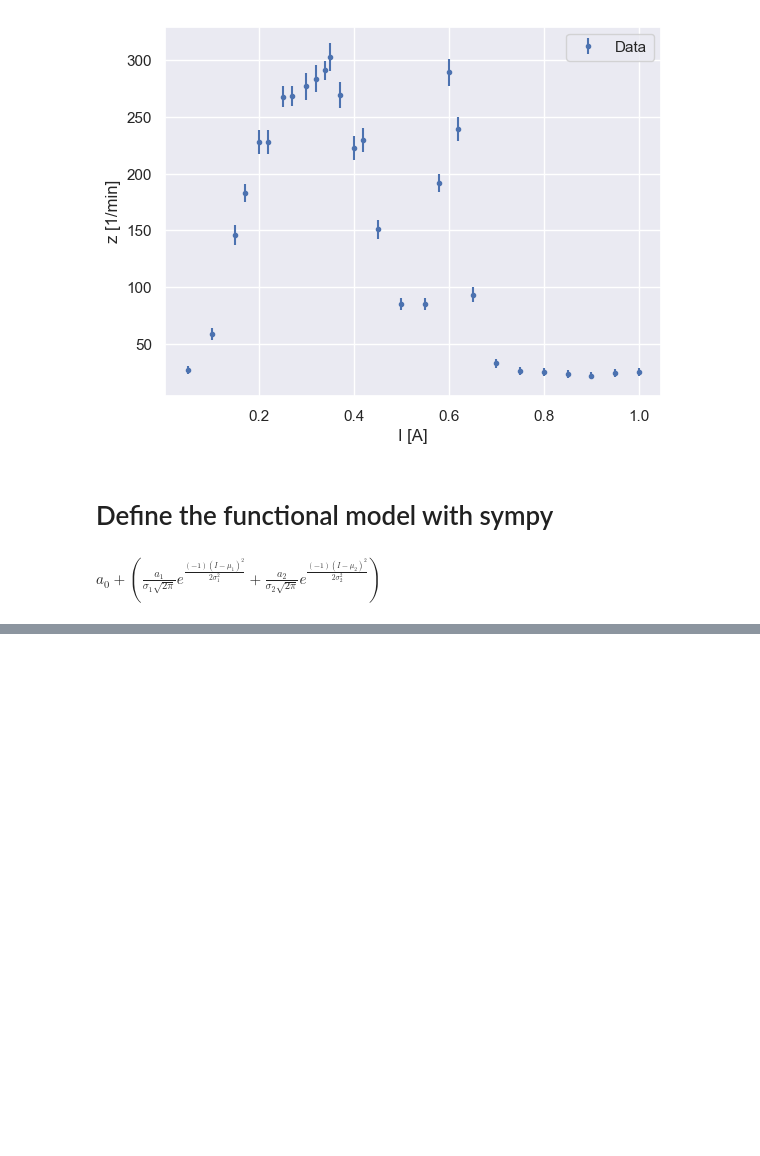
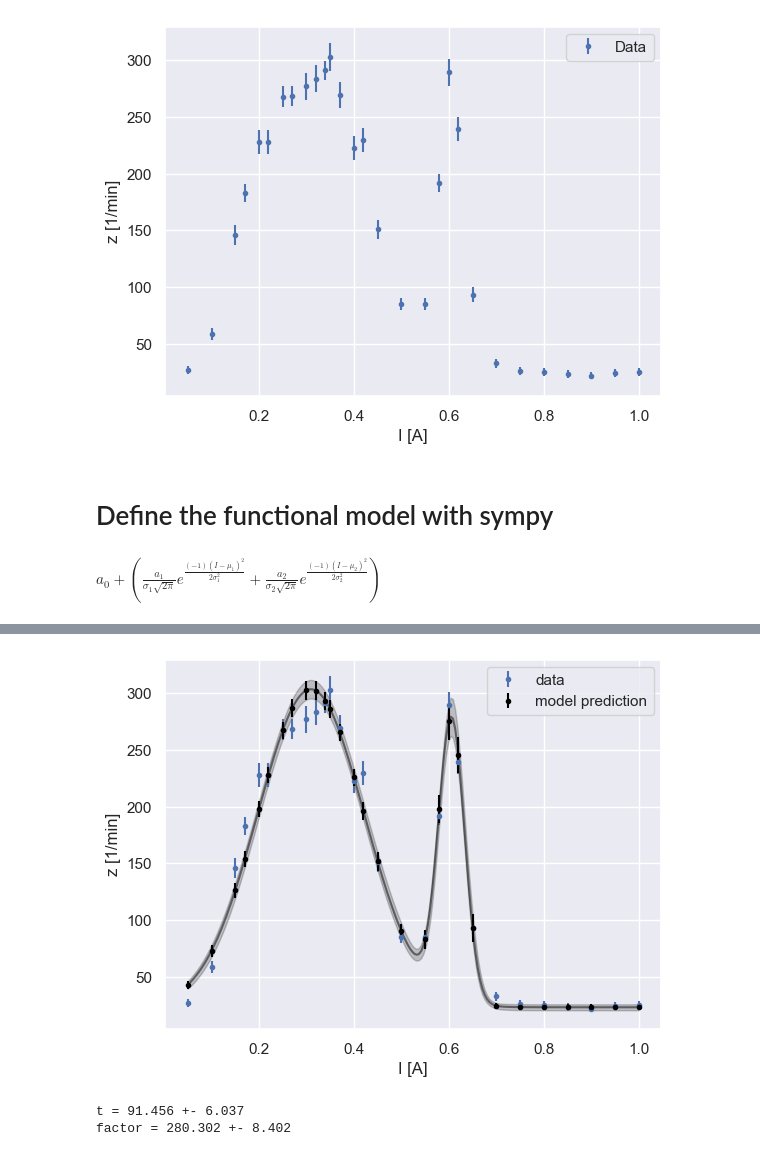
Before and after one commit to SecretGmG/nmp_exercises, a Jupyter notebook: ex_04/Sigrist_Serie_4.ipynb, the cells around one changed output, grey strips where cells are left out. Cells and saved outputs as stored; diff of their text form; code cells hidden in the pictures; blank space fills up the shorter version.

```diff
--- a/ex_04/Sigrist_Serie_4.ipynb
+++ b/ex_04/Sigrist_Serie_4.ipynb
@@ -115,0 +113,21 @@ x(alpha = 0.01) = 40.29
+# %%
+functional_model.plot()
+plt.xlabel('I [A]')
+plt.ylabel('z [1/min]')
+plt.show()
+# %% [output]
+[figure, added]
+# %%
+z = functional_model.eval(0.12)
+z_err = functional_model.eval_cov_diags(0.12)[0]**0.5
+print(f't = {z:.3f} +- {z_err:.3f}')
+
+
+factor_expr = a_1 / (sqrt2pi * sigma_1)
+
+factor, factor_cov = nmp_util.propagate_error([factor_expr], parameter_symbols, functional_model.parameters, functional_model.parameter_cov())
+factor_err = factor_cov[0,0]**0.5
+print(f'factor = {factor[0]:.3f} +- {factor_err:.3f}')
+# %% [output]
+t = 91.456 +- 6.037
+factor = 280.302 +- 8.402
```
Also changed, not shown: parts of 6 cells of this notebook, 4 other files.
